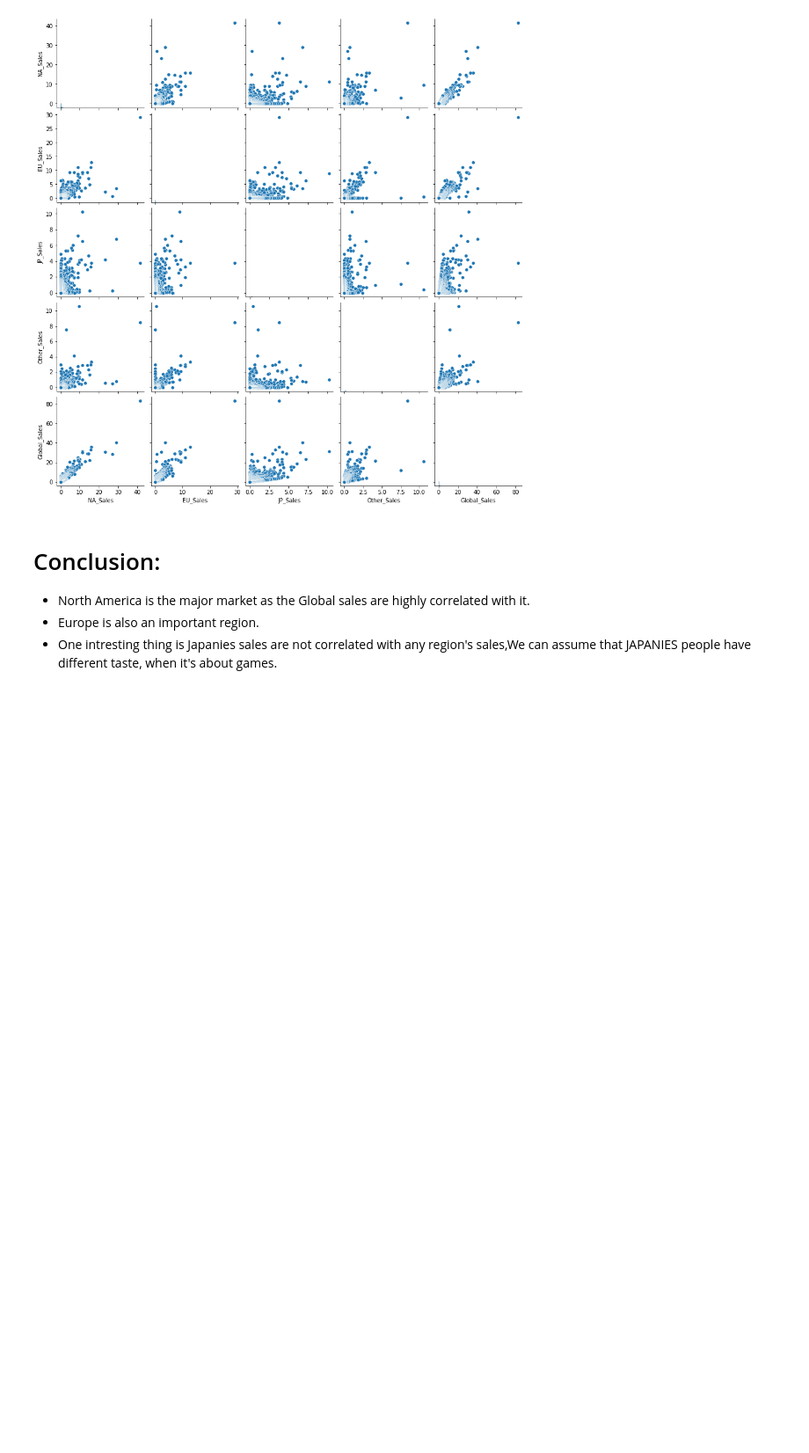
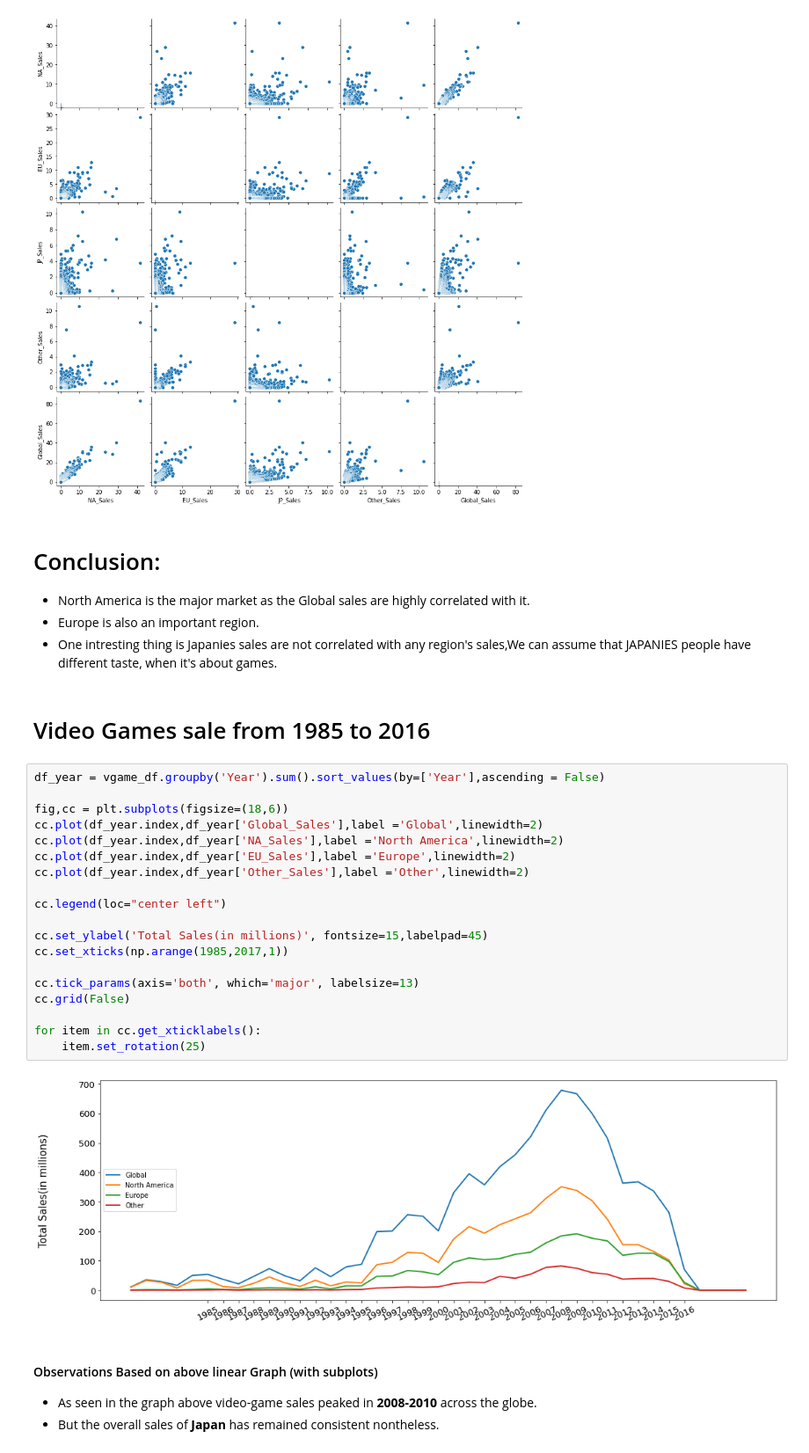
Before and after one commit to Milind-cod3-base/EDA_VideoGames, a Jupyter notebook: games_eda.ipynb, the cells around one changed output. Shown at 88% size. Saved outputs shown, nothing was run; the diff lists cells and outputs as text; blank space fills up the shorter version.

Commit message:
Video game sales from 1985 to 2016

```diff
--- a/games_eda.ipynb
+++ b/games_eda.ipynb
@@ -248,3 +248,30 @@ plt.show()
 * North America is the major market as the Global sales are highly correlated with it.
 * Europe is also an important region.
 * One intresting thing is Japanies sales are not correlated with any region's sales,We can assume that JAPANIES people have different taste, when it's about games.
+# %% [markdown]
+# Video Games sale from 1985 to 2016
+# %%
+df_year = vgame_df.groupby('Year').sum().sort_values(by=['Year'],ascending = False)
+
+fig,cc = plt.subplots(figsize=(18,6))
+cc.plot(df_year.index,df_year['Global_Sales'],label ='Global',linewidth=2)
+cc.plot(df_year.index,df_year['NA_Sales'],label ='North America',linewidth=2)
+cc.plot(df_year.index,df_year['EU_Sales'],label ='Europe',linewidth=2)
+cc.plot(df_year.index,df_year['Other_Sales'],label ='Other',linewidth=2)
+
+cc.legend(loc="center left")
+
+cc.set_ylabel('Total Sales(in millions)', fontsize=15,labelpad=45)
+cc.set_xticks(np.arange(1985,2017,1))
+
+cc.tick_params(axis='both', which='major', labelsize=13)
+cc.grid(False)
+
+for item in cc.get_xticklabels():
+    item.set_rotation(25)
+# %% [output]
+[figure, added]
+# %% [markdown]
+#### Observations Based on above linear Graph (with subplots)
+* As seen in the graph above video-game sales peaked in <b>2008-2010</b> across the globe.
+* But the overall sales of <b>Japan</b> has remained consistent nontheless.
```
